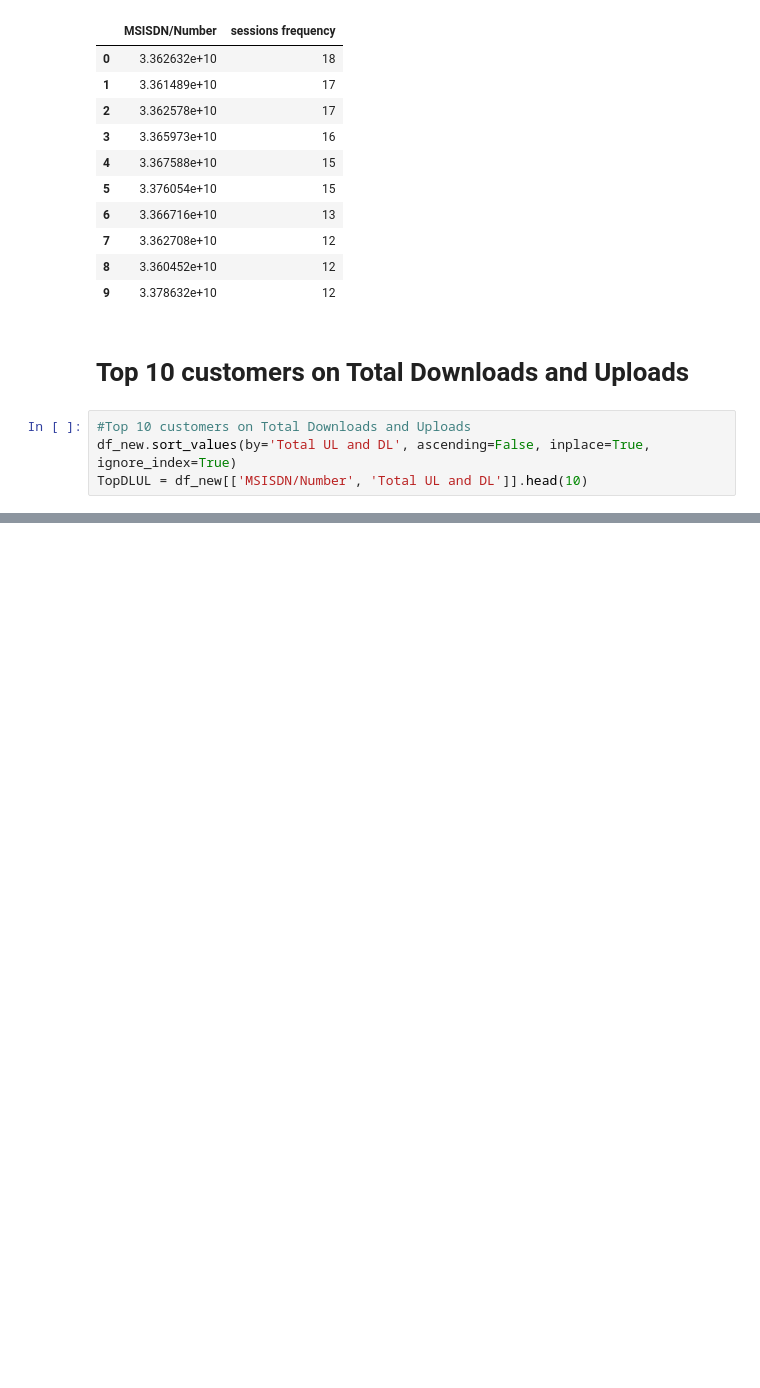
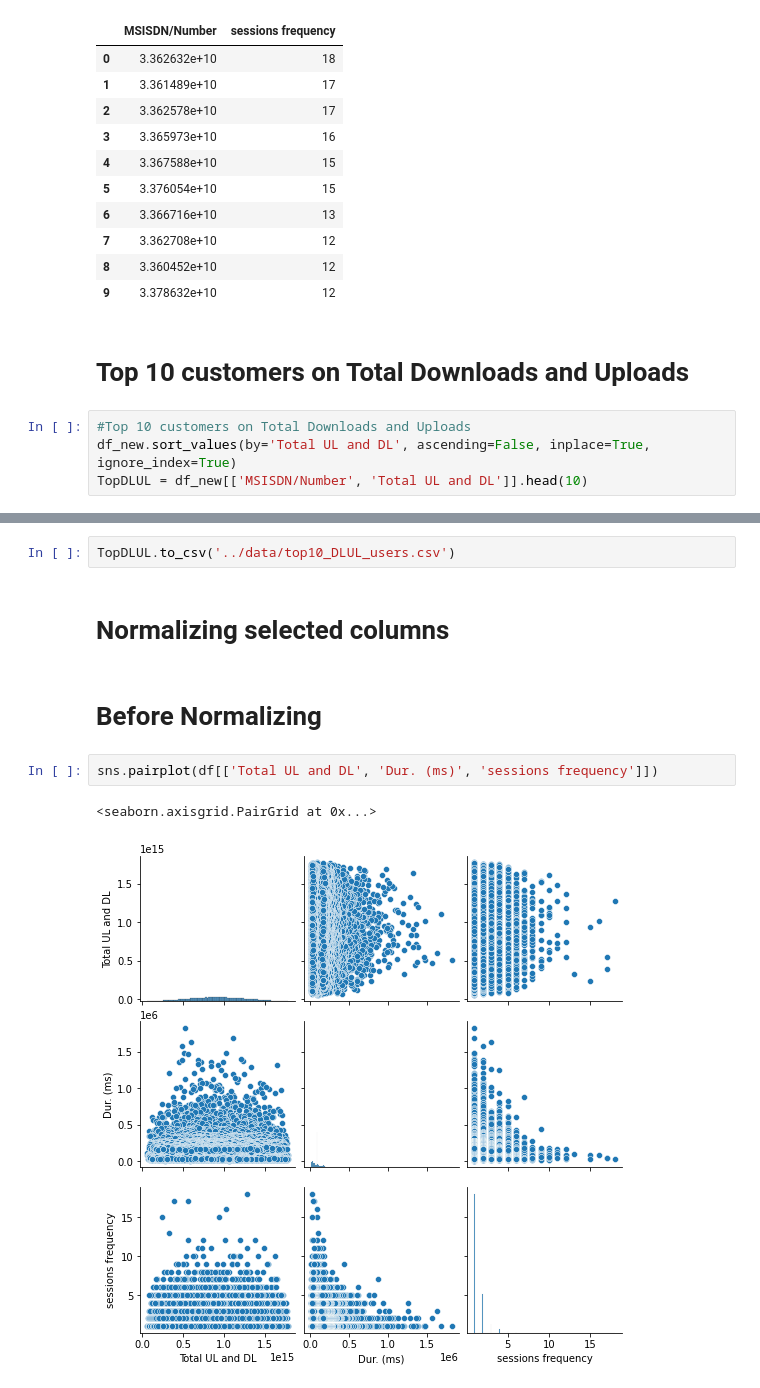
Before and after one commit to kebishaa/telecom-user-analytics, a Jupyter notebook: notebooks/user_engagementAnalysis.ipynb, the cells around one changed output, grey strips where cells are left out. Drawn from its saved outputs; the diff is of its cells as text; blank space fills up the shorter version.

Commit message:
updated pairplot

```diff
--- a/notebooks/user_engagementAnalysis.ipynb
+++ b/notebooks/user_engagementAnalysis.ipynb
@@ -97,0 +112,11 @@ TopDLUL = df_new[['MSISDN/Number', 'Total UL and DL']].head(10)
+# %%
+TopDLUL.to_csv('../data/top10_DLUL_users.csv')
+# %% [markdown]
+# Normalizing selected columns
+# %% [markdown]
+# Before Normalizing
+# %%
+sns.pairplot(df[['Total UL and DL', 'Dur. (ms)', 'sessions frequency']])
+# %% [output]
+<seaborn.axisgrid.PairGrid at 0x...>
+[figure, added]
```
Also changed, not shown: parts of 1 cell of this notebook.
